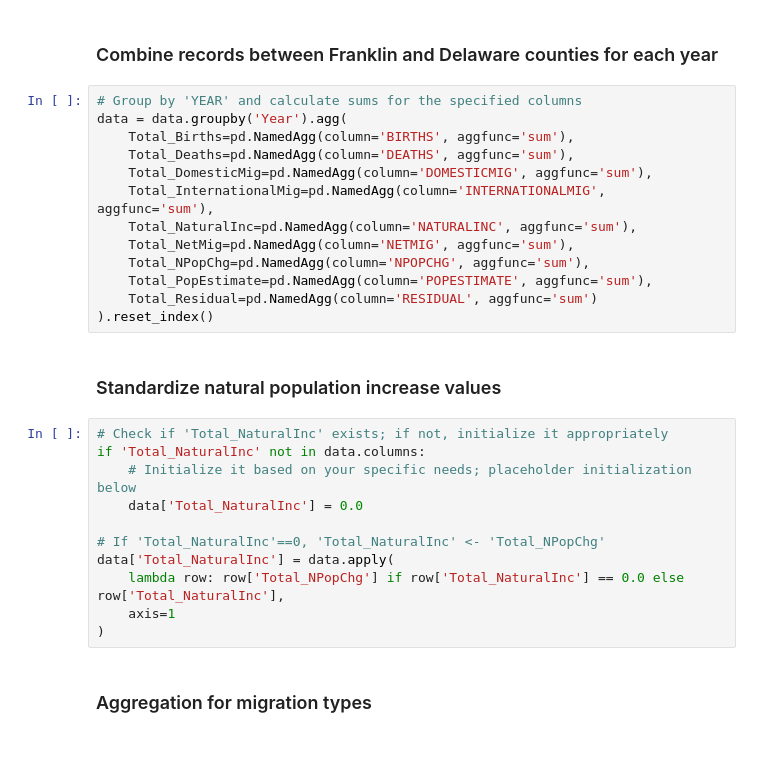
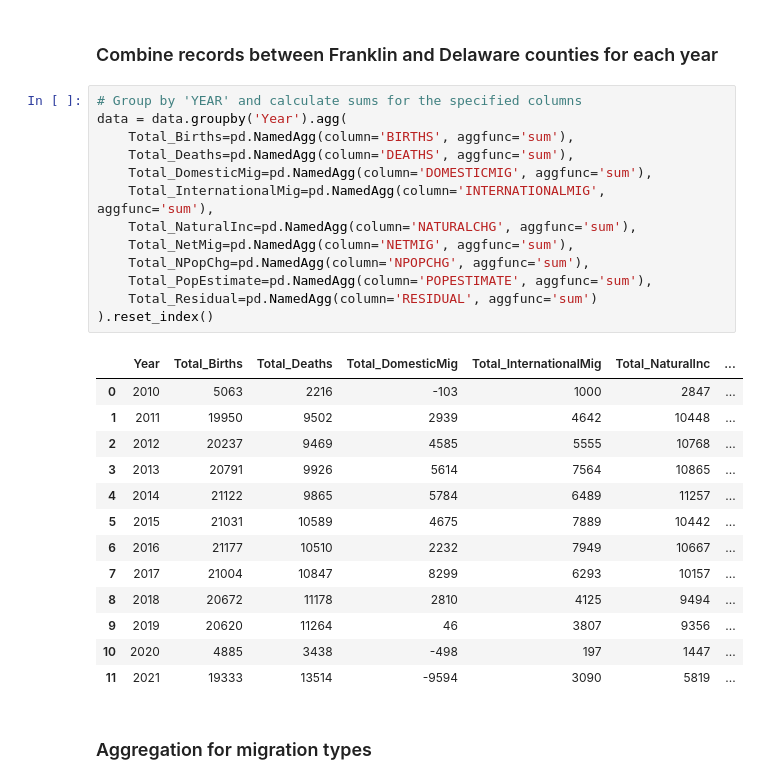
Before and after one commit to olivergwynn/OliverFirstTask, a Jupyter notebook: Task1.ipynb, the cells around one changed output. Cells and saved outputs as stored; diff of their text form; blank space fills up the shorter version.

```diff
--- a/Task1.ipynb
+++ b/Task1.ipynb
@@ -108,29 +126,30 @@ data = data[data['Vintage'] == max_vintage_per_year]
 # %%
 # Group by 'YEAR' and calculate sums for the specified columns
 data = data.groupby('Year').agg(
     Total_Births=pd.NamedAgg(column='BIRTHS', aggfunc='sum'),
     Total_Deaths=pd.NamedAgg(column='DEATHS', aggfunc='sum'),
     Total_DomesticMig=pd.NamedAgg(column='DOMESTICMIG', aggfunc='sum'),
     Total_InternationalMig=pd.NamedAgg(column='INTERNATIONALMIG', aggfunc='sum'),
-    Total_NaturalInc=pd.NamedAgg(column='NATURALINC', aggfunc='sum'),
+    Total_NaturalInc=pd.NamedAgg(column='NATURALCHG', aggfunc='sum'),
     Total_NetMig=pd.NamedAgg(column='NETMIG', aggfunc='sum'),
     Total_NPopChg=pd.NamedAgg(column='NPOPCHG', aggfunc='sum'),
     Total_PopEstimate=pd.NamedAgg(column='POPESTIMATE', aggfunc='sum'),
     Total_Residual=pd.NamedAgg(column='RESIDUAL', aggfunc='sum')
 ).reset_index()
+# %% [output]
+|  | Year | Total_Births | Total_Deaths | Total_DomesticMig | Total_InternationalMig | Total_NaturalInc | ... |
+| 0 | 2010 | 5063 | 2216 | -103 | 1000 | 2847 | ... |
+| 1 | 2011 | 19950 | 9502 | 2939 | 4642 | 10448 | ... |
+| 2 | 2012 | 20237 | 9469 | 4585 | 5555 | 10768 | ... |
+| 3 | 2013 | 20791 | 9926 | 5614 | 7564 | 10865 | ... |
+| 4 | 2014 | 21122 | 9865 | 5784 | 6489 | 11257 | ... |
+| 5 | 2015 | 21031 | 10589 | 4675 | 7889 | 10442 | ... |
+| 6 | 2016 | 21177 | 10510 | 2232 | 7949 | 10667 | ... |
+| 7 | 2017 | 21004 | 10847 | 8299 | 6293 | 10157 | ... |
+| 8 | 2018 | 20672 | 11178 | 2810 | 4125 | 9494 | ... |
+| 9 | 2019 | 20620 | 11264 | 46 | 3807 | 9356 | ... |
+| 10 | 2020 | 4885 | 3438 | -498 | 197 | 1447 | ... |
+| 11 | 2021 | 19333 | 13514 | -9594 | 3090 | 5819 | ... |
-# %% [markdown]
-### Standardize natural population increase values
-# %%
-# Check if 'Total_NaturalInc' exists; if not, initialize it appropriately
-if 'Total_NaturalInc' not in data.columns:
-    # Initialize it based on your specific needs; placeholder initialization below
-    data['Total_NaturalInc'] = 0.0
-
-# If 'Total_NaturalInc'==0, 'Total_NaturalInc' <- 'Total_NPopChg'
-data['Total_NaturalInc'] = data.apply(
-    lambda row: row['Total_NPopChg'] if row['Total_NaturalInc'] == 0.0 else row['Total_NaturalInc'],
-    axis=1
-)
 # %% [markdown]
 ### Aggregation for migration types
 # %%
```
Also changed, not shown: parts of 3 cells of this notebook.
